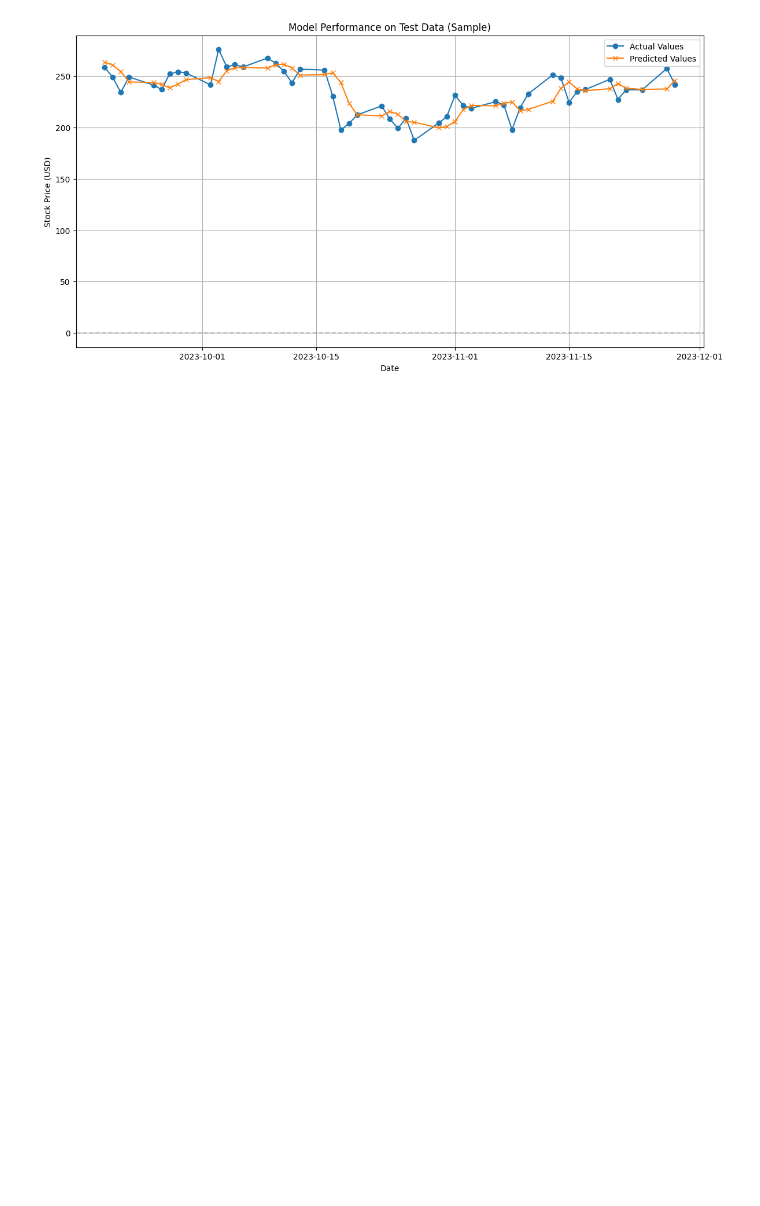
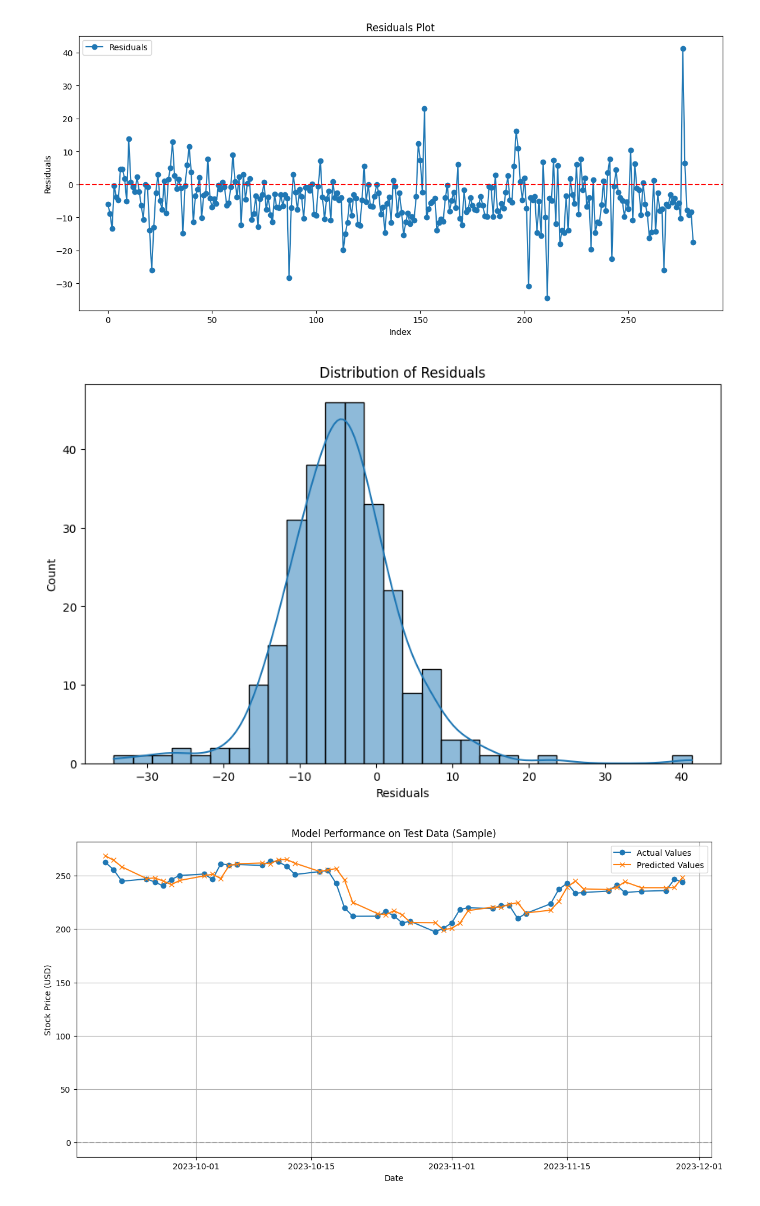
Before and after one commit to TrieuHuynh174/-STAT3013.-P11_Nhom8, a Jupyter notebook: Run LSTM.ipynb, the cells around one changed output. Drawn from its saved outputs; the diff is of its cells as text; code cells hidden in the pictures; blank space fills up the shorter version.

```diff
--- a/Run LSTM.ipynb
+++ b/Run LSTM.ipynb
@@ -203,31 +105,50 @@ p-value: 5.170126866586508e-68
 # %%
-import matplotlib.pyplot as plt
+# Step 6: Analyze residuals
+residuals = y_test_rescaled - test_predictions_rescaled
 
-# Chọn một đoạn dữ liệu có sẵn từ tập kiểm tra (ví dụ: 50 điểm đầu tiên của test set)
+# Plot residuals
+plt.figure(figsize=(14, 6))
+plt.plot(residuals, marker='o', linestyle='-', label='Residuals')
+plt.axhline(y=0, color='red', linestyle='--')
+plt.title('Residuals Plot')
+plt.xlabel('Index')
+plt.ylabel('Residuals')
+plt.legend()
+plt.show()
+
+# Histogram of residuals
+plt.figure(figsize=(10, 6))
+sns.histplot(residuals, kde=True)
+plt.title('Distribution of Residuals')
+plt.xlabel('Residuals')
+plt.show()
+
+# Step 7: Plot sample predictions
 sample_size = 50
-sample_dates = x_test_dates[:sample_size]
+sample_dates = merged_data.index[train_size + time_step:train_size + time_step + sample_size]
 y_test_sample = y_test_rescaled[:sample_size]
 predictions_sample = test_predictions_rescaled[:sample_size]
 
-# Vẽ biểu đồ so sánh giữa giá trị thật và dự đoán
 plt.figure(figsize=(14, 7))
 plt.plot(sample_dates, y_test_sample, label='Actual Values', marker='o')
 plt.plot(sample_dates, predictions_sample, label='Predicted Values', marker='x')
 plt.axhline(y=0, color='gray', linestyle='--', alpha=0.5)
 plt.title('Model Performance on Test Data (Sample)')
 plt.xlabel('Date')
 plt.ylabel('Stock Price (USD)')
 plt.legend()
 plt.grid()
 plt.show()
 
-# Tính sai số trên đoạn này
+# Calculate sample metrics
 sample_rmse = np.sqrt(mean_squared_error(y_test_sample, predictions_sample))
 sample_mape = mean_absolute_percentage_error(y_test_sample, predictions_sample)
 sample_mae = mean_absolute_error(y_test_sample, predictions_sample)
 
 print(f"Sample RMSE: {sample_rmse:.2f}")
 print(f"Sample MAPE: {sample_mape:.2%}")
 print(f"Sample MAE: {sample_mae:.2f}")
 # %% [output]
-[figure, old version]
+[figure, new version]
+[figure, added]
+[figure, added]
```
Also changed, not shown: parts of 4 cells of this notebook, 3 other files.
